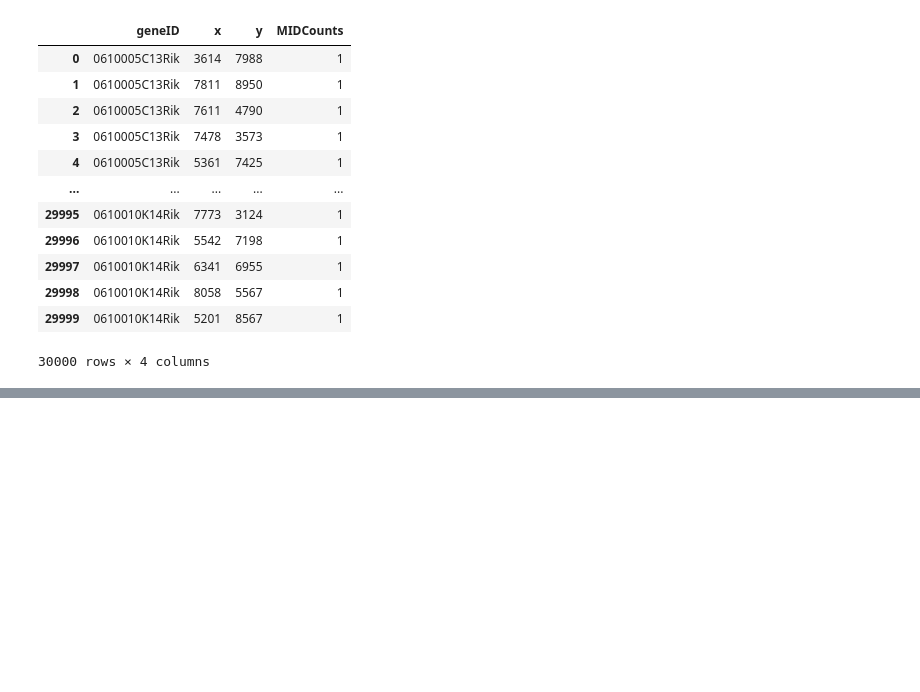
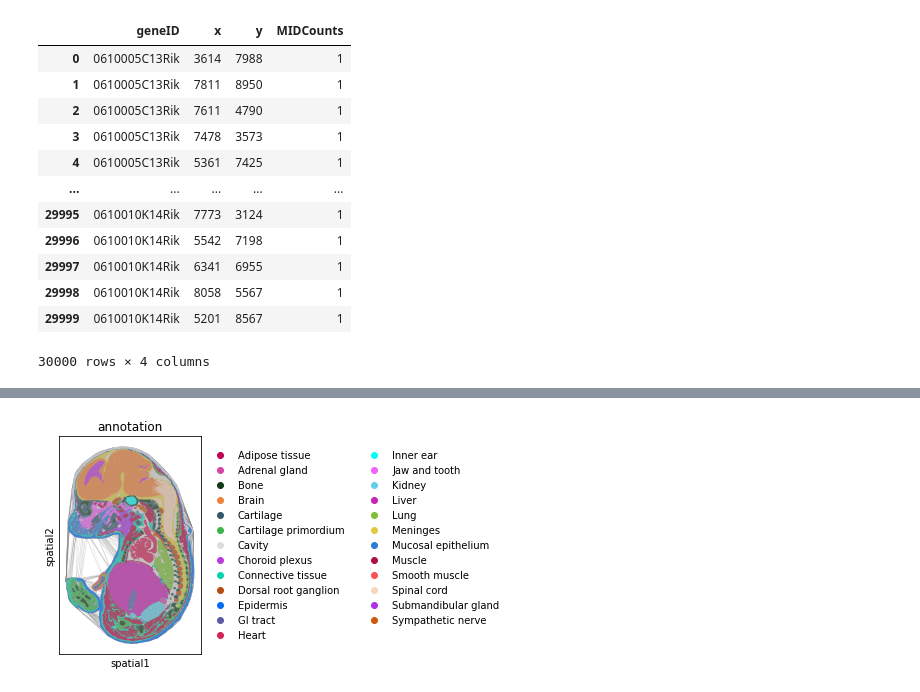
Before and after one commit to alam-shahul/popari, a Jupyter notebook: SpiceMix/metagene_based_pseudo_3D_simulation.ipynb, the cells around one changed output, grey strips where cells are left out. Saved outputs shown, nothing was run; the diff lists cells and outputs as text; code cells hidden in the pictures; blank space fills up the shorter version.

```diff
--- a/SpiceMix/metagene_based_pseudo_3D_simulation.ipynb
+++ b/SpiceMix/metagene_based_pseudo_3D_simulation.ipynb
@@ -197,0 +211,8 @@ sns.scatterplot(data=mouse_embryo[["x", "y"]].astype(int), x="x", y="y", s=0.3)
+# %%
+sc.pl.spatial(mouse_embryo_slice,
+              neighbors_key="spatial_neighbors",
+              color="annotation",
+              edges=True,
+              spot_size=1)
+# %% [output]
+[figure, added]
```
Also changed, not shown: parts of 38 cells of this notebook, 17 other files.
